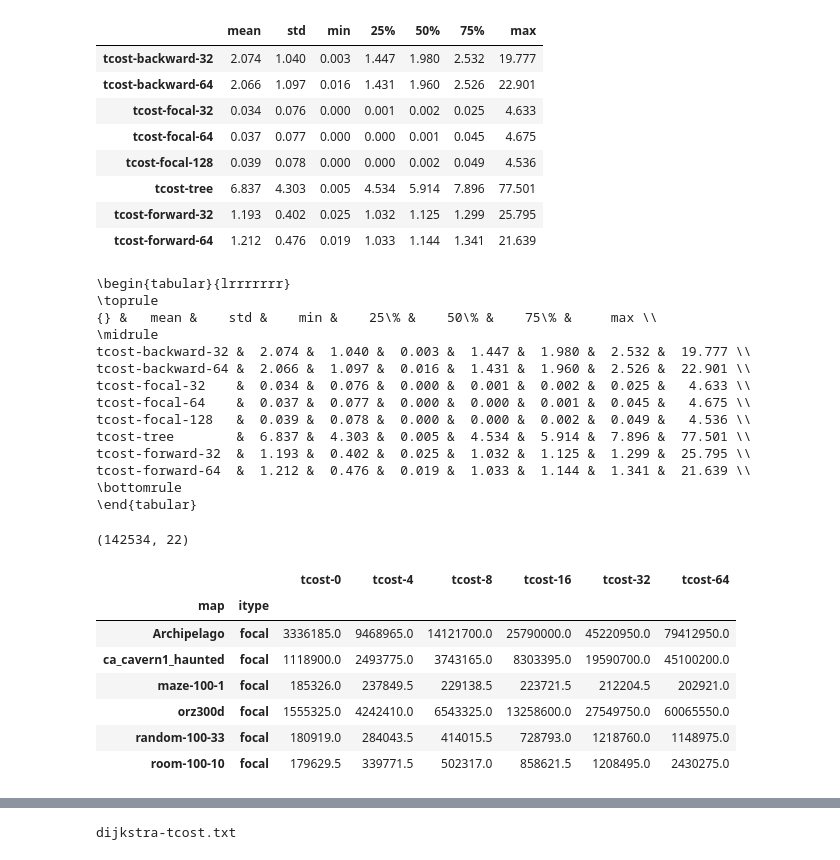
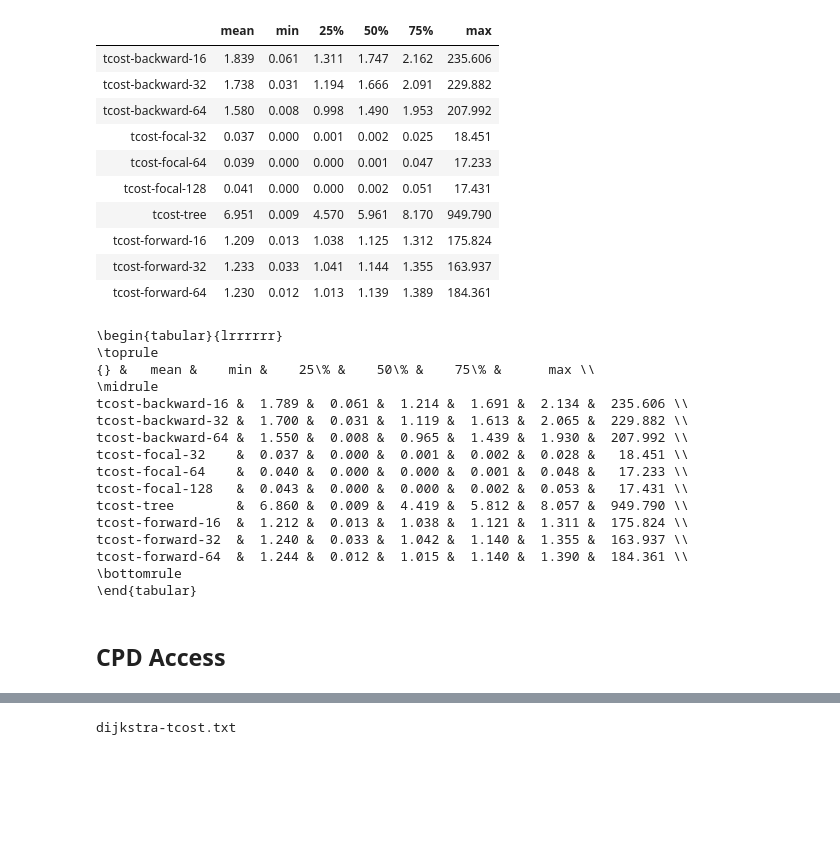
Before and after one commit to eggeek/CPD-Hsymbol-Wildcard, a Jupyter notebook: analysis/experiment.ipynb, the cells around one changed output, grey strips where cells are left out. Cells and saved outputs as stored; diff of their text form; code cells hidden in the pictures; blank space fills up the shorter version.

```diff
--- a/analysis/experiment.ipynb
+++ b/analysis/experiment.ipynb
@@ -210,6 +489,6 @@ t3 = group_cpd(game[(game['r']>=32) & (game['itype'] == 'forward')], col='tcost'
 # %%
 merged = t.merge(t2, on=['map','scenid'], how='inner').merge(
-    t_game[['tcost', 'map', 'scenid']], on=['map', 'scenid'], how='inner').rename(
+    tgame[['tcost', 'map', 'scenid']], on=['map', 'scenid'], how='inner').rename(
         columns={'tcost': 'tcost-tree'}
     ).merge(bench, on=['map', 'scenid'], how='inner').merge(
     t3, on=['map','scenid'], how='inner'
@@ -225,2 +503,0 @@ merged.head()
-# %%
-tmp = merged[:].set_index(['map', 'scenid'])
@@ -253,4 +504,4 @@ print(f_game['tcost'].mean().round(2),
 # %%
-desc = tmp.apply(lambda x: x['tcost'] / x, axis=1).describe()
-desc.head()
+speedup = merged.set_index(['map', 'scenid']).apply(lambda x: x['tcost'] / x, axis=1)
+speedup.head()
 # %% [output]
@@ -262,0 +515,3 @@ desc.head()
+# %%
+desc = speedup.describe()
+desc.head()
@@ -263,36 +525,38 @@ desc.head()
 # %%
-desc.round(3).drop(columns=['tcost']).T.drop(columns=['count'])
+desc.round(3).drop(columns=['tcost']).T.drop(columns=['count', 'std'])
 # %% [output]
-|  | mean | std | min | 25% | 50% | 75% | max |
-| tcost-backward-32 | 2.074 | 1.040 | 0.003 | 1.447 | 1.980 | 2.532 | 19.777 |
-| tcost-backward-64 | 2.066 | 1.097 | 0.016 | 1.431 | 1.960 | 2.526 | 22.901 |
-| tcost-focal-32 | 0.034 | 0.076 | 0.000 | 0.001 | 0.002 | 0.025 | 4.633 |
-| tcost-focal-64 | 0.037 | 0.077 | 0.000 | 0.000 | 0.001 | 0.045 | 4.675 |
-| tcost-focal-128 | 0.039 | 0.078 | 0.000 | 0.000 | 0.002 | 0.049 | 4.536 |
-| tcost-tree | 6.837 | 4.303 | 0.005 | 4.534 | 5.914 | 7.896 | 77.501 |
-| tcost-forward-32 | 1.193 | 0.402 | 0.025 | 1.032 | 1.125 | 1.299 | 25.795 |
-| tcost-forward-64 | 1.212 | 0.476 | 0.019 | 1.033 | 1.144 | 1.341 | 21.639 |
+|  | mean | min | 25% | 50% | 75% | max |
+| tcost-backward-16 | 1.839 | 0.061 | 1.311 | 1.747 | 2.162 | 235.606 |
+| tcost-backward-32 | 1.738 | 0.031 | 1.194 | 1.666 | 2.091 | 229.882 |
+| tcost-backward-64 | 1.580 | 0.008 | 0.998 | 1.490 | 1.953 | 207.992 |
+| tcost-focal-32 | 0.037 | 0.000 | 0.001 | 0.002 | 0.025 | 18.451 |
+| tcost-focal-64 | 0.039 | 0.000 | 0.000 | 0.001 | 0.047 | 17.233 |
+| tcost-focal-128 | 0.041 | 0.000 | 0.000 | 0.002 | 0.051 | 17.431 |
+| tcost-tree | 6.951 | 0.009 | 4.570 | 5.961 | 8.170 | 949.790 |
+| tcost-forward-16 | 1.209 | 0.013 | 1.038 | 1.125 | 1.312 | 175.824 |
+| tcost-forward-32 | 1.233 | 0.033 | 1.041 | 1.144 | 1.355 | 163.937 |
+| tcost-forward-64 | 1.230 | 0.012 | 1.013 | 1.139 | 1.389 | 184.361 |
 # %%
-print (desc.round(3).drop(columns=['tcost']).T.drop(columns=['count']).to_latex())
+print (desc.round(3).drop(columns=['tcost']).T.drop(columns=['count', 'std']).to_latex())
 # %% [output]
-\begin{tabular}{lrrrrrrr}
+\begin{tabular}{lrrrrrr}
 \toprule
-{} &   mean &    std &    min &    25\% &    50\% &    75\% &     max \\
+{} &   mean &    min &    25\% &    50\% &    75\% &      max \\
 \midrule
-tcost-backward-32 &  2.074 &  1.040 &  0.003 &  1.447 &  1.980 &  2.532 &  19.777 \\
-tcost-backward-64 &  2.066 &  1.097 &  0.016 &  1.431 &  1.960 &  2.526 &  22.901 \\
-tcost-focal-32    &  0.034 &  0.076 &  0.000 &  0.001 &  0.002 &  0.025 &   4.633 \\
-tcost-focal-64    &  0.037 &  0.077 &  0.000 &  0.000 &  0.001 &  0.045 &   4.675 \\
-tcost-focal-128   &  0.039 &  0.078 &  0.000 &  0.000 &  0.002 &  0.049 &   4.536 \\
-tcost-tree        &  6.837 &  4.303 &  0.005 &  4.534 &  5.914 &  7.896 &  77.501 \\
-tcost-forward-32  &  1.193 &  0.402 &  0.025 &  1.032 &  1.125 &  1.299 &  25.795 \\
-tcost-forward-64  &  1.212 &  0.476 &  0.019 &  1.033 &  1.144 &  1.341 &  21.639 \\
+tcost-backward-16 &  1.789 &  0.061 &  1.214 &  1.691 &  2.134 &  235.606 \\
+tcost-backward-32 &  1.700 &  0.031 &  1.119 &  1.613 &  2.065 &  229.882 \\
+tcost-backward-64 &  1.550 &  0.008 &  0.965 &  1.439 &  1.930 &  207.992 \\
+tcost-focal-32    &  0.037 &  0.000 &  0.001 &  0.002 &  0.028 &   18.451 \\
+tcost-focal-64    &  0.040 &  0.000 &  0.000 &  0.001 &  0.048 &   17.233 \\
+tcost-focal-128   &  0.043 &  0.000 &  0.000 &  0.002 &  0.053 &   17.431 \\
+tcost-tree        &  6.860 &  0.009 &  4.419 &  5.812 &  8.057 &  949.790 \\
+tcost-forward-16  &  1.212 &  0.013 &  1.038 &  1.121 &  1.311 &  175.824 \\
+tcost-forward-32  &  1.240 &  0.033 &  1.042 &  1.140 &  1.355 &  163.937 \\
+tcost-forward-64  &  1.244 &  0.012 &  1.015 &  1.140 &  1.390 &  184.361 \\
 \bottomrule
 \end{tabular}
-# %%
-merged.shape
-# %% [output]
-(142534, 22)
+# %% [markdown]
+## CPD Access
 # %%
 def vary_r_cpd(cpd_df, index=['map', 'itype'], col='tcost'):
     gr_cpd = cpd_df.groupby("r")
@@ -304,15 +568,6 @@ def vary_r_cpd(cpd_df, index=['map', 'itype'], col='tcost'):
     from functools import reduce
     return reduce(lambda df1, df2: df1.join(df2, on=index), tmps)
 # %%
-vary_r_cpd(focal, col='tcost').round(6)
+vary_r_cpd(focal, col='tcost').round(6).head()
-# %% [output]
-|  |  | tcost-0 | tcost-4 | tcost-8 | tcost-16 | tcost-32 | tcost-64 |
-| map | itype |  |  |  |  |  |  |
-| Archipelago | focal | 3336185.0 | 9468965.0 | 14121700.0 | 25790000.0 | 45220950.0 | 79412950.0 |
-| ca_cavern1_haunted | focal | 1118900.0 | 2493775.0 | 3743165.0 | 8303395.0 | 19590700.0 | 45100200.0 |
-| maze-100-1 | focal | 185326.0 | 237849.5 | 229138.5 | 223721.5 | 212204.5 | 202921.0 |
-| orz300d | focal | 1555325.0 | 4242410.0 | 6543325.0 | 13258600.0 | 27549750.0 | 60065550.0 |
-| random-100-33 | focal | 180919.0 | 284043.5 | 414015.5 | 728793.0 | 1218760.0 | 1148975.0 |
-| room-100-10 | focal | 179629.5 | 339771.5 | 502317.0 | 858621.5 | 1208495.0 | 2430275.0 |
 # %%
 cpd.groupby(["r", "itype"])["step-cost"].describe().drop(columns=['count'])
```
Also changed, not shown: parts of 125 cells of this notebook, 12 other files.
